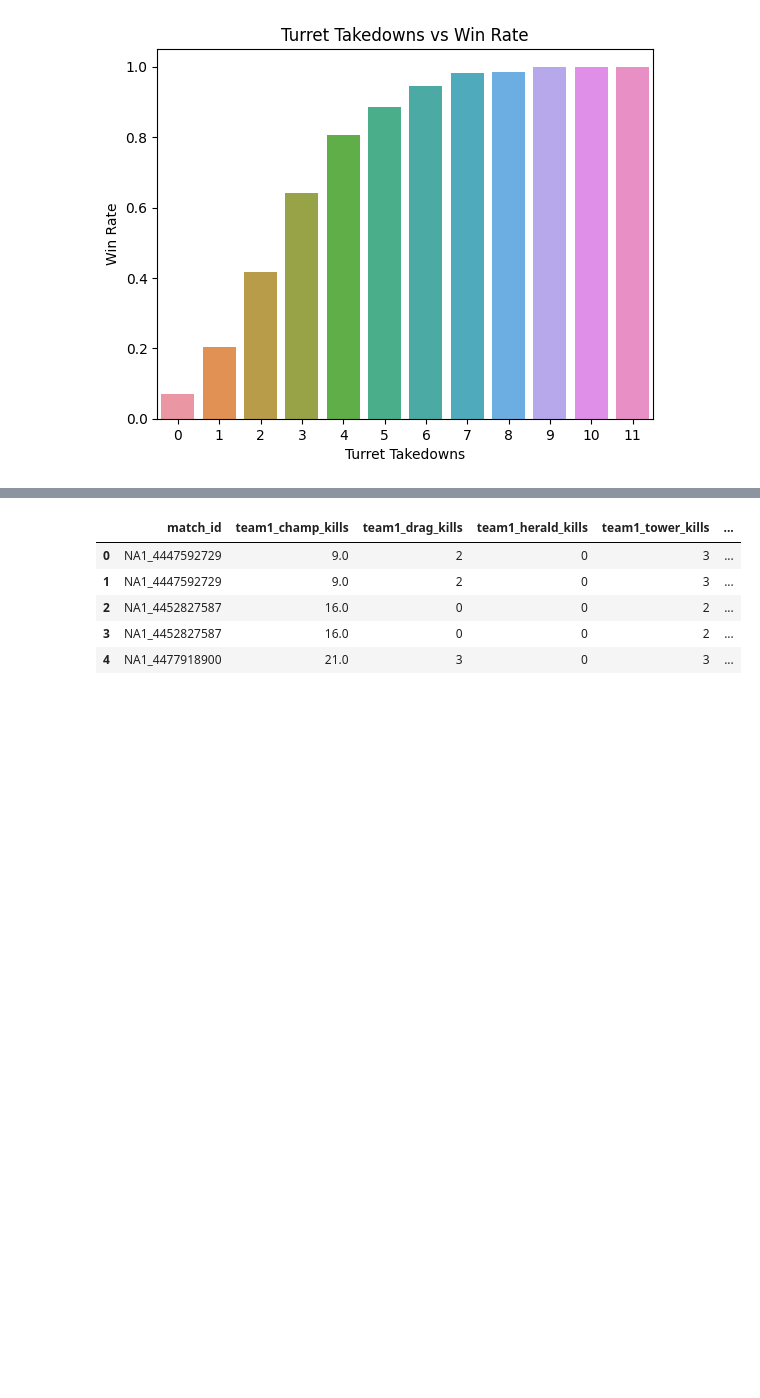
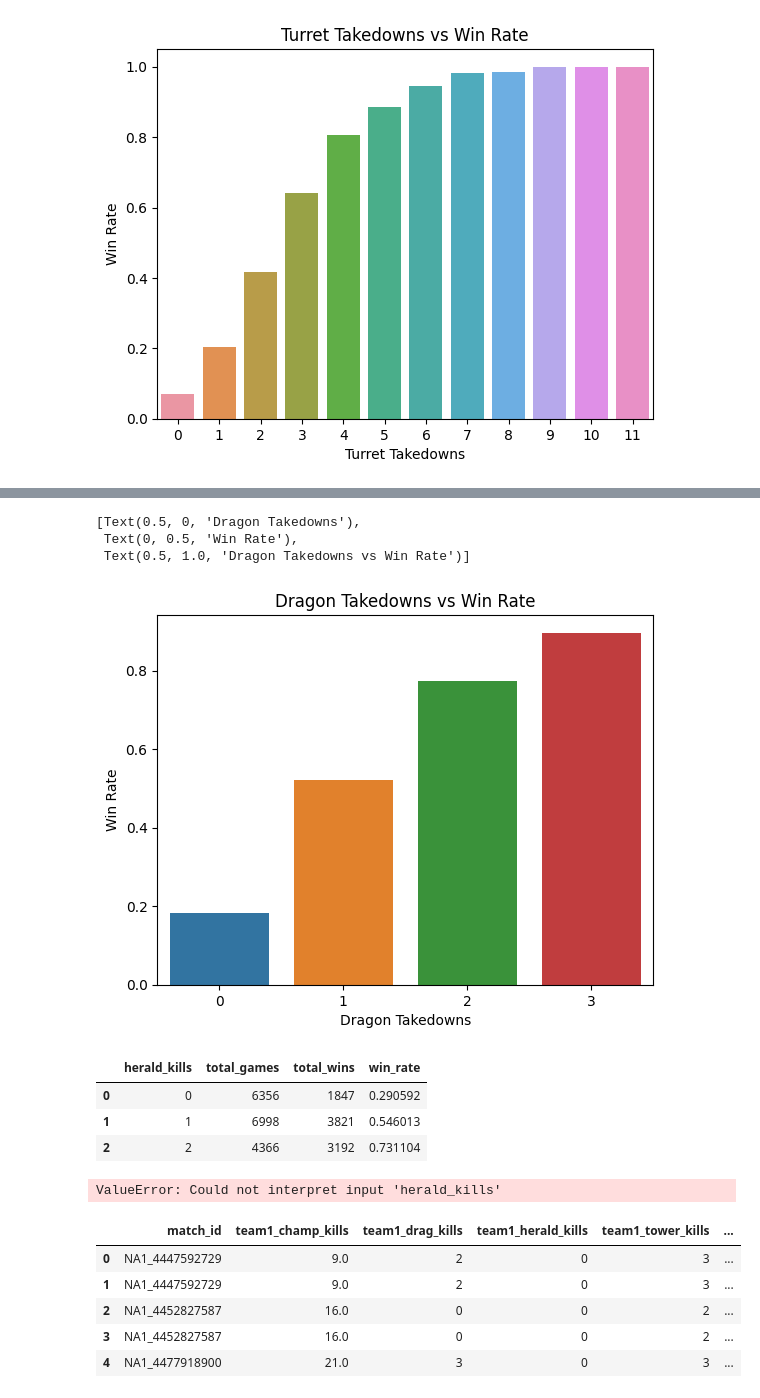
Before and after one commit to SJ-Yu-99/cmsc320final.github.io, a Jupyter notebook: cmsc320final.ipynb, the cells around one changed output, grey strips where cells are left out. Saved outputs shown, nothing was run; the diff lists cells and outputs as text; code cells hidden in the pictures; blank space fills up the shorter version.

Commit message:
Add drag and herald graphs

```diff
--- a/cmsc320final.ipynb
+++ b/cmsc320final.ipynb
@@ -475,3 +475,20 @@ ax.set(xlabel='Turret Takedowns', ylabel='Win Rate', title='Turret Takedowns vs
  Text(0, 0.5, 'Win Rate'),
  Text(0.5, 1.0, 'Turret Takedowns vs Win Rate')]
 [figure]
+# %%
+df_drag1 = df[['team1_drag_kills', 'team1_win']].copy()
+df_drag1 = df_drag1.groupby('team1_drag_kills')['team1_win'].sum().reset_index()
+
+df_drag2 = df[['team2_drag_kills', 'team2_win']].copy()
+df_drag2 = df_drag2.groupby('team2_drag_kills')['team2_win'].sum().reset_index()
+
+# Get the total number of matches for each drag_kill value for each team
+team1_drag_kills = df['team1_drag_kills'].value_counts()
+team2_drag_kills = df['team2_drag_kills'].value_counts()
+drag_kills_count = team1_drag_kills.add(team2_drag_kills, fill_value=0)
+
+# Create new dataframe with the total number of matches for each drag_kill value
+df_drag = pd.DataFrame({'drag_kills': drag_kills_count.index, 'total_games': drag_kills_count}).sort_values(by=['drag_kills'])
+df_drag['total_wins'] = df_drag1['team1_win'].add(df_drag2['team2_win'], fill_value=0)
+df_drag['win_rate'] = df_drag.apply(lambda row: row['total_wins'] / row['total_games'], axis=1)
+df_drag.head()
@@ -478,3 +501,38 @@ ax.set(xlabel='Turret Takedowns', ylabel='Win Rate', title='Turret Takedowns vs
+# %%
+ax = sns.barplot(data=df_drag, x='drag_kills', y='win_rate')
+ax.set(xlabel='Dragon Takedowns', ylabel='Win Rate', title='Dragon Takedowns vs Win Rate')
+# %% [output]
+[Text(0.5, 0, 'Dragon Takedowns'),
+ Text(0, 0.5, 'Win Rate'),
+ Text(0.5, 1.0, 'Dragon Takedowns vs Win Rate')]
+[figure, added]
+# %%
+df_herald1 = df[['team1_herald_kills', 'team1_win']].copy()
+df_herald1 = df_herald1.groupby('team1_herald_kills')['team1_win'].sum().reset_index()
+
+df_herald2 = df[['team2_herald_kills', 'team2_win']].copy()
+df_herald2 = df_herald2.groupby('team2_herald_kills')['team2_win'].sum().reset_index()
+
+# Get the total number of matches for each herald_kill value for each team
+team1_herald_kills = df['team1_herald_kills'].value_counts()
+team2_herald_kills = df['team2_herald_kills'].value_counts()
+herald_kills_count = team1_herald_kills.add(team2_herald_kills, fill_value=0)
+
+# Create new dataframe with the total number of matches for each herald_kill value
+df_herald = pd.DataFrame({'herald_kills': herald_kills_count.index, 'total_games': herald_kills_count}).sort_values(by=['herald_kills'])
+df_herald['total_wins'] = df_herald1['team1_win'].add(df_herald2['team2_win'], fill_value=0)
+df_herald['win_rate'] = df_herald.apply(lambda row: row['total_wins'] / row['total_games'], axis=1)
+df_herald.head()
+# %% [output]
+|  | herald_kills | total_games | total_wins | win_rate |
+| 0 | 0 | 6356 | 1847 | 0.290592 |
+| 1 | 1 | 6998 | 3821 | 0.546013 |
+| 2 | 2 | 4366 | 3192 | 0.731104 |
+# %%
+ax = sns.barplot(data=df_herald, x='herald_kills', y='win_rate')
+ax.set(xlabel='Herald Takedowns', ylabel='Win Rate', title='Herald Takedowns vs Win Rate')
+# %% [output]
+ValueError: Could not interpret input 'herald_kills'
 # %%
 df['gold_diff_ratio'] = df.apply(lambda row: (row['team1_total_gold'] - row['team2_total_gold']) / (row['team1_total_gold'] + row['team2_total_gold']), axis=1)
 
```
Also changed, not shown: parts of 1 cell of this notebook.
